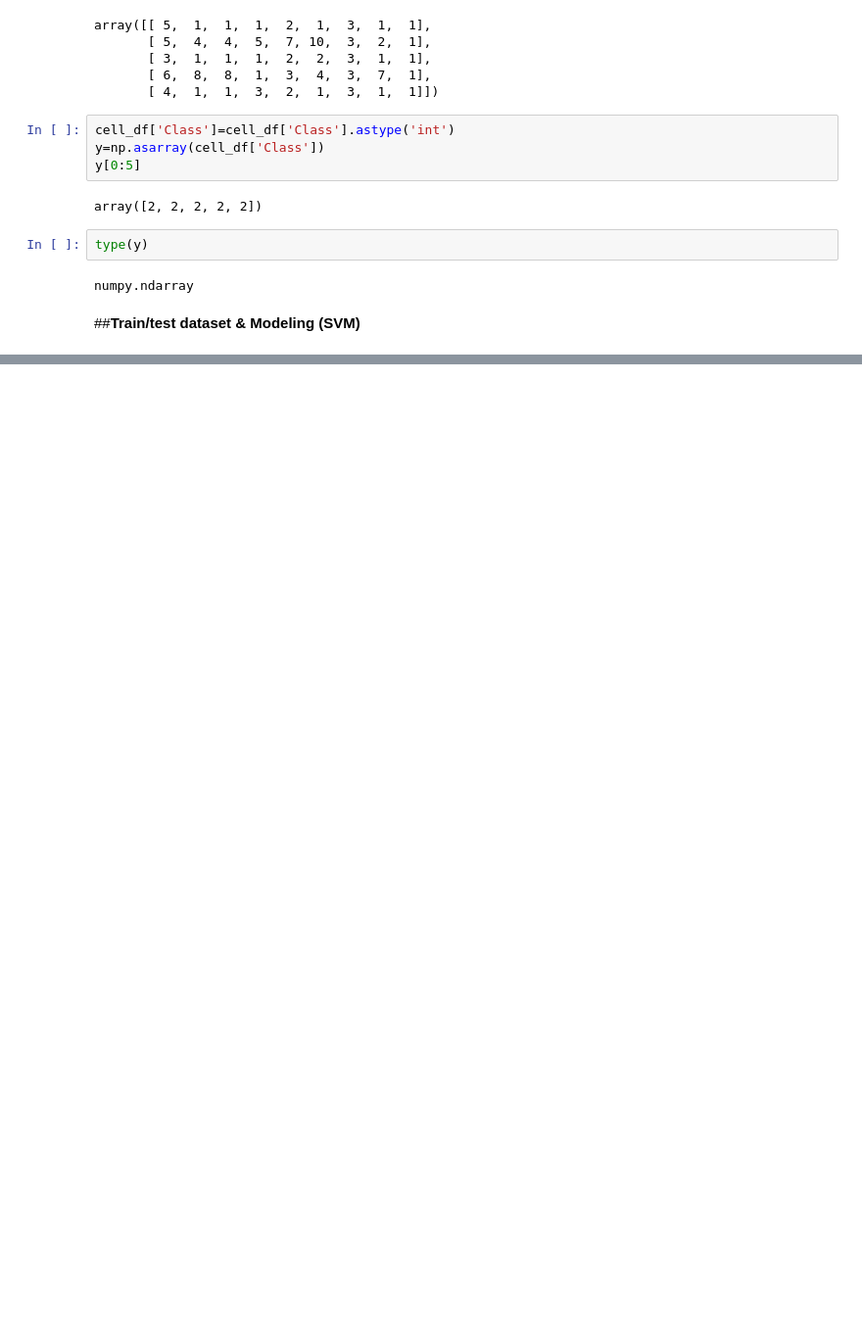
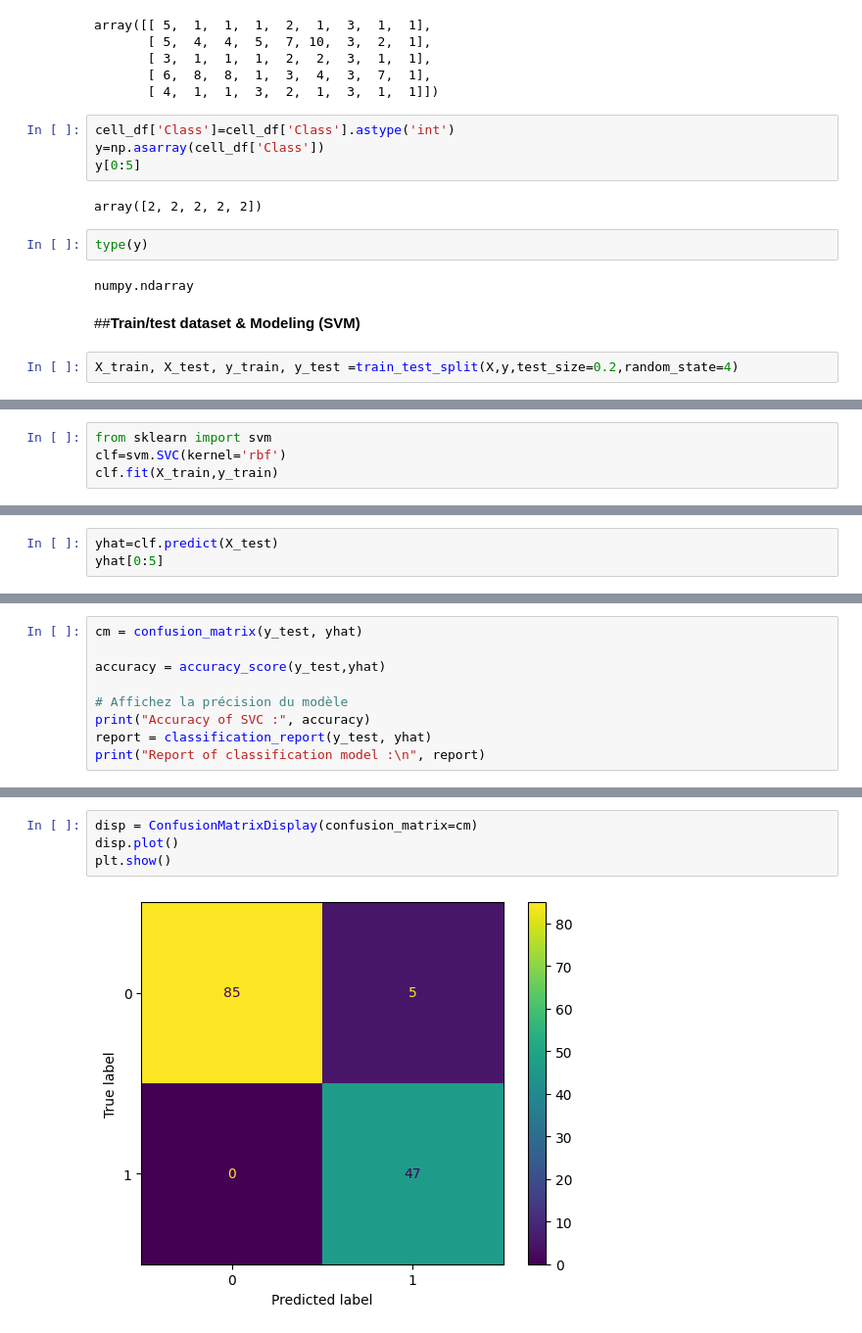
Before and after one commit to yasahiro10/ML_projects, a Jupyter notebook: Cancer_Classificaiton_using_SVM.ipynb, the cells around one changed output, grey strips where cells are left out. Shown at 98% size. Saved outputs shown, nothing was run; the diff lists cells and outputs as text; blank space fills up the shorter version.

```diff
--- a/Cancer_Classificaiton_using_SVM.ipynb
+++ b/Cancer_Classificaiton_using_SVM.ipynb
@@ -111,3 +111,5 @@ type(y)
 numpy.ndarray
 # %% [markdown]
 ##**Train/test dataset & Modeling (SVM)**
+# %%
+X_train, X_test, y_train, y_test =train_test_split(X,y,test_size=0.2,random_state=4)
@@ -113,0 +122,4 @@ numpy.ndarray
+# %%
+from sklearn import svm
+clf=svm.SVC(kernel='rbf')
+clf.fit(X_train,y_train)
@@ -113,0 +128,3 @@ numpy.ndarray
+# %%
+yhat=clf.predict(X_test)
+yhat[0:5]
@@ -113,0 +137,9 @@ numpy.ndarray
+# %%
+cm = confusion_matrix(y_test, yhat)
+
+accuracy = accuracy_score(y_test,yhat)
+
+# Affichez la précision du modèle
+print("Accuracy of SVC :", accuracy)
+report = classification_report(y_test, yhat)
+print("Report of classification model :\n", report)
@@ -113,0 +157,6 @@ numpy.ndarray
+# %%
+disp = ConfusionMatrixDisplay(confusion_matrix=cm)
+disp.plot()
+plt.show()
+# %% [output]
+[figure, added]
```
Also changed, not shown: parts of 6 cells of this notebook.
